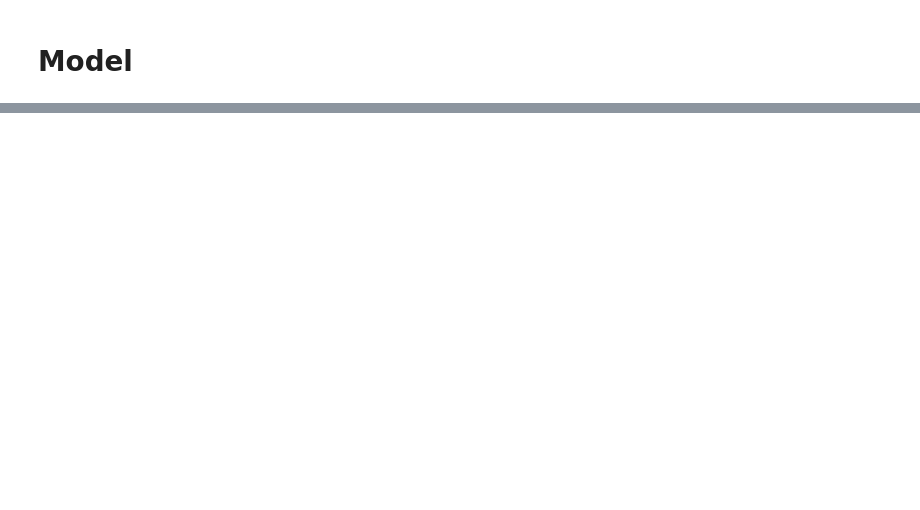
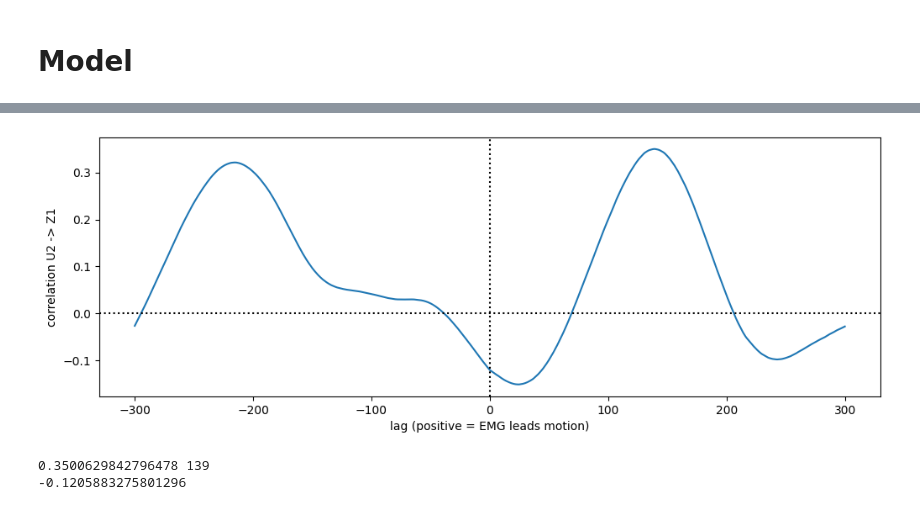
Before and after one commit to hayyazul/BCI-Data-Processing, a Jupyter notebook: bci_data_analysis.ipynb, the cells around one changed output, grey strips where cells are left out. Saved outputs shown, nothing was run; the diff lists cells and outputs as text; code cells hidden in the pictures; blank space fills up the shorter version.

```diff
--- a/bci_data_analysis.ipynb
+++ b/bci_data_analysis.ipynb
@@ -915,17 +1097,17 @@ import numpy as np
 import pandas as pd
 
 emg_cols = [c for c in df_model.columns if c not in ['time','q1','q2','q3','q4']]
-joint_cols = ['q1','q2','q3','q4']
+joint_cols = ['q3', 'q4']#,'q2','q3','q4']
 
 emg_data = df_model[emg_cols].values
 joint_data = df_model[joint_cols].values
 
 # Fit PCA
 pca_emg = PCA(n_components=2)
-pca_joint = PCA(n_components=4)
+pca_joint = PCA(n_components=2)
 
 U_full = pca_emg.fit_transform(emg_data)
-Z_full = joint_data  # pca_joint.fit_transform(joint_data)
+Z_full = pca_joint.fit_transform(joint_data)
 
 # Keep just the top 2 for downstream use
 U = U_full[:, :]
@@ -997,19 +1304,20 @@ print(f"Z range: [{Z.min():.3f}, {Z.max():.3f}],  std per col: {Z.std(axis=0).ro
 # LSSM code must be defined above (your provided block)
 
 # Choose state dimension (try 4, increase if needed)
-d = 4
-model = LSSM(state_dim=d, input_dim=2, output_dim=4)
+d = 16
+model = StateSpaceModel(state_dim=d)
 
 # Standardize Z
+'''
 Z_mean = Z.mean(axis=0)
 Z_std = Z.std(axis=0) + 1e-8
 Z_norm = (Z - Z_mean) / Z_std
-
+'''
 # Fit (the function will internally use U and Z)
 # Fit the model
-model.fit(U, Z_norm, n_burnin=0, alpha=0, n_restarts=10, seed=42)
+model.fit(U, Z)
 
 # Predict and compute loss
-Z_hat = model.predict(U) * Z_std + Z_mean
+Z_hat = model.predict(U)  # * Z_std + Z_mean
 mse = np.mean((Z_hat - Z) ** 2)
 print(f"Training MSE: {mse:.6f}")
@@ -1072,3 +1418,28 @@ for i in range(2):
+# %%
+# Look at the full lag profile, not just the peak
+import matplotlib.pyplot as plt
+from scipy.signal import correlate
+
+x = U[:, 0] - U[:, 0].mean()
+y = Z[:, 0] - Z[:, 0].mean()
+c = correlate(y, x, mode='full') / (np.std(x)*np.std(y)*len(x))
+lags = np.arange(-len(x)+1, len(x))
+
+# Restrict to a sensible window — EMG-motion delay is ~30-200 ms
+# At your sampling rate, that's a small lag range
+mask = (lags >= -300) & (lags <= 300)
+plt.plot(lags[mask], c[mask])
+plt.axvline(0, color='k', linestyle=':')
+plt.axhline(0, color='k', linestyle=':')
+plt.xlabel('lag (positive = EMG leads motion)')
+plt.ylabel('correlation U2 -> Z1')
+plt.show()
+print(np.max(c[mask]), lags[mask][np.argmax(c[mask])])
+print(c[lags.shape[0] // 2])
+# %% [output]
+[figure, added]
+0.3500629842796478 139
+-0.1205883275801296
 # %%
 # Cell: Inverse PCA to get joint angles from predictions
 q_hat = pca_joint.inverse_transform(Z_hat)   # back to 4D joint angles
```
Also changed, not shown: parts of 22 cells of this notebook.
